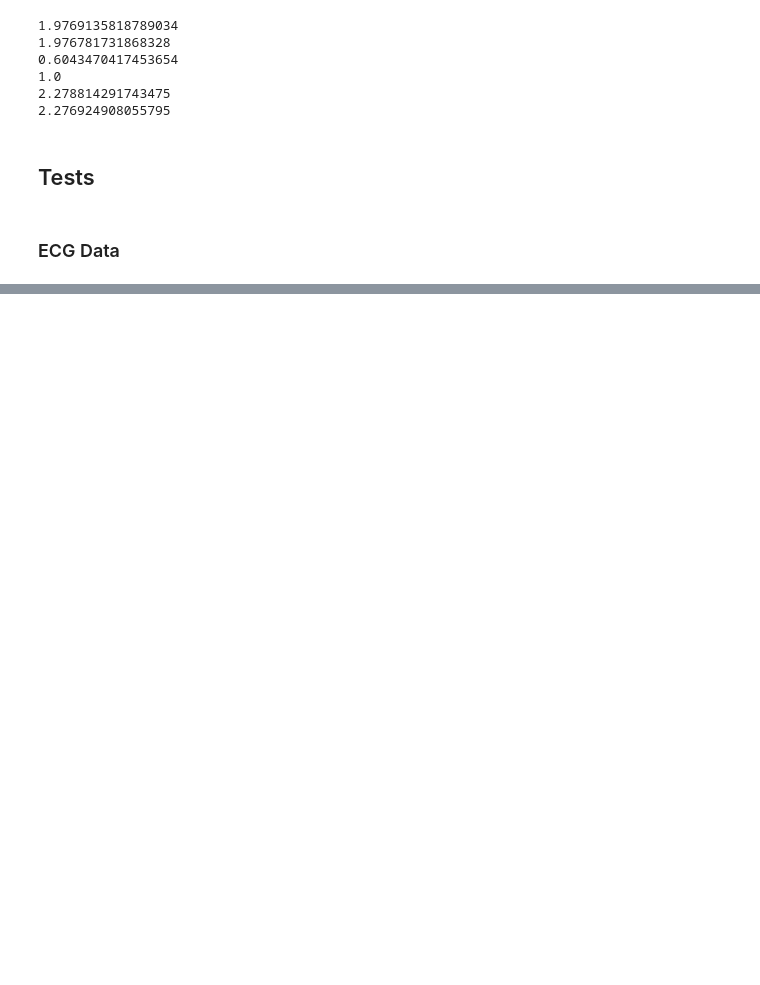
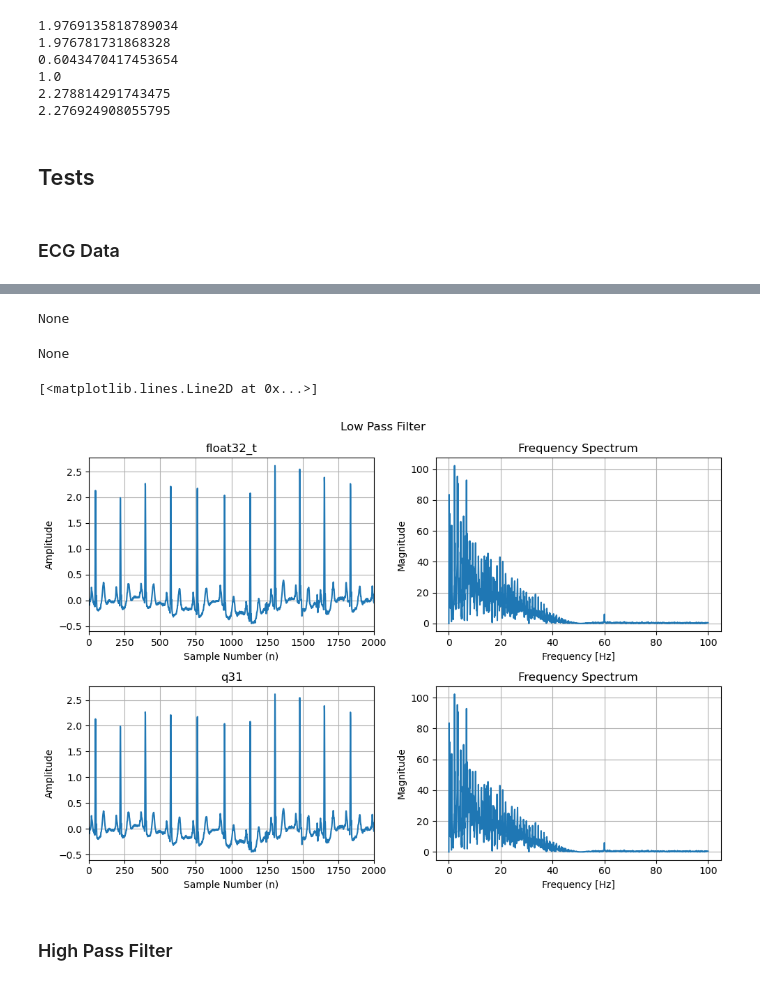
Before and after one commit to bryanmcelvy/microHeartMonitor, a Jupyter notebook: tools/filter_design/daq_filt_fixedpoint.ipynb, the cells around one changed output, grey strips where cells are left out. Drawn from its saved outputs; the diff is of its cells as text; code cells hidden in the pictures; blank space fills up the shorter version.

```diff
--- a/tools/filter_design/daq_filt_fixedpoint.ipynb
+++ b/tools/filter_design/daq_filt_fixedpoint.ipynb
@@ -127,0 +182,72 @@ ecgDataFrame.head()
+# %%
+sos_lpf_f32 = signal.tf2sos(b_low, a_low)
+sos_lpf_f32[:, 4:] *= -1
+sos_lpf_f32 = np.delete(sos_lpf_f32, 3, 1).flatten()
+
+stateBuffer_lpf_f32 = np.zeros(4)
+
+lpf_f32 = cmsis.arm_biquad_casd_df1_inst_f32()
+status = cmsis.arm_biquad_cascade_df1_init_f32(lpf_f32, 1, sos_lpf_f32, stateBuffer_lpf_f32)
+print(status)
+
+xn_lpf_f32 = cmsis.arm_biquad_cascade_df1_f32(lpf_f32, xn_raw_f32)
+Xf = np.abs( rfft(xn_lpf_f32, N) )
+# %% [output]
+None
+# %%
+sos_lpf_q31 = cmsis.arm_float_to_q31(sos_lpf_f32 / SCALE_FACTOR)
+
+stateBuffer_lpf_q31 = np.zeros(4)
+
+lpf_q31 = cmsis.arm_biquad_casd_df1_inst_q31()
+status = cmsis.arm_biquad_cascade_df1_init_q31(lpf_q31, 1, sos_lpf_q31, stateBuffer_lpf_q31, 2)
+print(status)
+
+xn_lpf_q31 = cmsis.arm_biquad_cascade_df1_q31(lpf_q31, xn_raw_q31)
+xn_lpf_q31 = cmsis.arm_q31_to_float(xn_lpf_q31) * SCALE_FACTOR
+Xf_q31 = np.abs( rfft(xn_lpf_q31, N) )
+# %% [output]
+None
+# %%
+fig, axs = plt.subplots(2, 2, tight_layout=True, figsize=[10, 7])
+fig.suptitle("Low Pass Filter")
+
+for idx, row in enumerate(axs):
+    plt.sca(row[0])
+    plt.xlim([0, N])
+    plt.xlabel("Sample Number (n)")
+    plt.ylabel("Amplitude")
+    plt.title("float32_t" if (idx == 0) else "q31")
+
+    plt.sca(row[1])
+    plt.xlabel("Frequency [Hz]")
+    plt.ylabel("Magnitude")
+    plt.title("Frequency Spectrum")
+
+for row in axs:
+    for col in row:
+        plt.sca(col)
+        plt.grid(True)
+
+################################################################################
+# float32
+################################################################################
+plt.sca(axs[0][0])
+plt.plot(n, xn_lpf_f32)
+
+plt.sca(axs[0][1])
+plt.plot(f, Xf)
+
+################################################################################
+# q31
+################################################################################
+plt.sca(axs[1][0])
+plt.plot(n, xn_lpf_q31)
+
+plt.sca(axs[1][1])
+plt.plot(f, Xf_q31)
+# %% [output]
+[<matplotlib.lines.Line2D at 0x...>]
+[figure, added]
+# %% [markdown]
+### High Pass Filter
```
Also changed, not shown: parts of 20 cells of this notebook.
